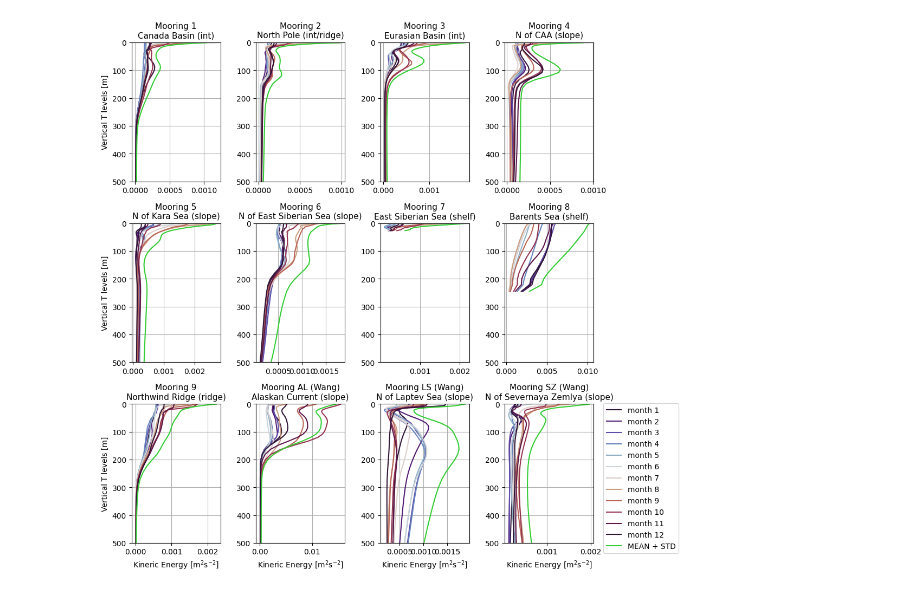
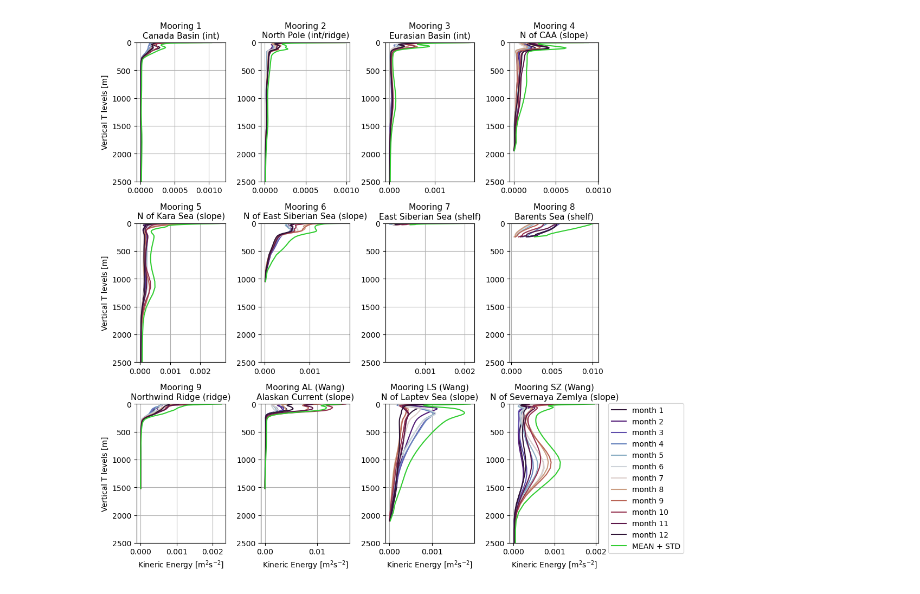
Before and after one commit to jk-rieck/future_arctic, a Jupyter notebook: mooringsREFvsFUT.ipynb, the cells around one changed output. Saved outputs shown, nothing was run; the diff lists cells and outputs as text; code cells hidden in the pictures.

Commit message:
new mooring diagnostics

```diff
--- a/mooringsREFvsFUT.ipynb
+++ b/mooringsREFvsFUT.ipynb
@@ -48,87 +44,47 @@ moorWSZ_FUT = xr.open_mfdataset(sorted(glob(FUTpath + "/*moor" + moorn[11] + "_I
+# %%
+titles = ["Mooring 1\nCanada Basin (int)",
+          "Mooring 2\nNorth Pole (int/ridge)",
+          "Mooring 3\nEurasian Basin (int)",
+          "Mooring 4\nN of CAA (slope)",
+          "Mooring 5\nN of Kara Sea (slope)",
+          "Mooring 6\nN of East Siberian Sea (slope)",
+          "Mooring 7\nEast Siberian Sea (shelf)",
+          "Mooring 8\nBarents Sea (shelf)",
+          "Mooring 9\nNorthwind Ridge (ridge)",
+          "Mooring AL (Wang)\nAlaskan Current (slope)",
+          "Mooring LS (Wang)\nN of Laptev Sea (slope)",
+          "Mooring SZ (Wang)\nN of Severnaya Zemlya (slope)"]
 # %%
 n = 12
 REF_colors = plt.cm.twilight_shifted(np.linspace(0, 1, n))
-max_depth = 40
+max_depth = 60
 
 fig, ax = plt.subplots(3, 4, figsize=(11, 12))
 
-for m in range(0, 12):
-    moor1_REF.voke.groupby("time_counter.month").mean("time_counter").isel(deptht=slice(0, max_depth), month=m).plot(
-        y="deptht", yincrease=False, color=REF_colors[m], label="month " + str(m+1), ax=ax[0, 0])
-    moor2_REF.voke.groupby("time_counter.month").mean("time_counter").isel(deptht=slice(0, max_depth), month=m).plot(
-        y="deptht", yincrease=False, color=REF_colors[m], label="month " + str(m+1), ax=ax[0, 1])
-    moor3_REF.voke.groupby("time_counter.month").mean("time_counter").isel(deptht=slice(0, max_depth), month=m).plot(
-        y="deptht", yincrease=False, color=REF_colors[m], label="month " + str(m+1), ax=ax[0, 2])
-    moor4_REF.voke.groupby("time_counter.month").mean("time_counter").isel(deptht=slice(0, max_depth), month=m).plot(
-        y="deptht", yincrease=False, color=REF_colors[m], label="month " + str(m+1), ax=ax[0, 3])
-    moor5_REF.voke.groupby("time_counter.month").mean("time_counter").isel(deptht=slice(0, max_depth), month=m).plot(
-        y="deptht", yincrease=False, color=REF_colors[m], label="month " + str(m+1), ax=ax[1, 0])
-    moor6_REF.voke.groupby("time_counter.month").mean("time_counter").isel(deptht=slice(0, max_depth), month=m).plot(
-        y="deptht", yincrease=False, color=REF_colors[m], label="month " + str(m+1), ax=ax[1, 1])
-    moor7_REF.voke.groupby("time_counter.month").mean("time_counter").isel(deptht=slice(0, max_depth), month=m).plot(
-        y="deptht", yincrease=False, color=REF_colors[m], label="month " + str(m+1), ax=ax[1, 2])
-    moor8_REF.voke.groupby("time_counter.month").mean("time_counter").isel(deptht=slice(0, max_depth), month=m).plot(
-        y="deptht", yincrease=False, color=REF_colors[m], label="month " + str(m+1), ax=ax[1, 3])
-    moor9_REF.voke.groupby("time_counter.month").mean("time_counter").isel(deptht=slice(0, max_depth), month=m).plot(
-        y="deptht", yincrease=False, color=REF_colors[m], label="month " + str(m+1), ax=ax[2, 0])
-    moorWAL_REF.voke.groupby("time_counter.month").mean("time_counter").isel(deptht=slice(0, max_depth), month=m).plot(
-        y="deptht", yincrease=False, color=REF_colors[m], label="month " + str(m+1), ax=ax[2, 1])
-    moorWLS_REF.voke.groupby("time_counter.month").mean("time_counter").isel(deptht=slice(0, max_depth), month=m).plot(
-        y="deptht", yincrease=False, color=REF_colors[m], label="month " + str(m+1), ax=ax[2, 2])
-    moorWSZ_REF.voke.groupby("time_counter.month").mean("time_counter").isel(deptht=slice(0, max_depth), month=m).plot(
-        y="deptht", yincrease=False, color=REF_colors[m], label="month " + str(m+1), ax=ax[2, 3])
-(moor1_REF.voke.mean("time_counter") + moor1_REF.voke.std("time_counter")).isel(deptht=slice(0, max_depth)).plot(y="deptht", yincrease=False,
-                                                                                                               label="MEAN + STD", color="limegreen", ax=ax[0, 0])
-(moor2_REF.voke.mean("time_counter") + moor2_REF.voke.std("time_counter")).isel(deptht=slice(0, max_depth)).plot(y="deptht", yincrease=False,
-                                                                                                               label="MEAN + STD", color="limegreen", ax=ax[0, 1])
-(moor3_REF.voke.mean("time_counter") + moor3_REF.voke.std("time_counter")).isel(deptht=slice(0, max_depth)).plot(y="deptht", yincrease=False,
-                                                                                                               label="MEAN + STD", color="limegreen", ax=ax[0, 2])
-(moor4_REF.voke.mean("time_counter") + moor4_REF.voke.std("time_counter")).isel(deptht=slice(0, max_depth)).plot(y="deptht", yincrease=False,
-                                                                                                               label="MEAN + STD", color="limegreen", ax=ax[0, 3])
-(moor5_REF.voke.mean("time_counter") + moor5_REF.voke.std("time_counter")).isel(deptht=slice(0, max_depth)).plot(y="deptht", yincrease=False,
-                                                                                                               label="MEAN + STD", color="limegreen", ax=ax[1, 0])
-(moor6_REF.voke.mean("time_counter") + moor6_REF.voke.std("time_counter")).isel(deptht=slice(0, max_depth)).plot(y="deptht", yincrease=False,
-                                                                                                               label="MEAN + STD", color="limegreen", ax=ax[1, 1])
-(moor7_REF.voke.mean("time_counter") + moor7_REF.voke.std("time_counter")).isel(deptht=slice(0, max_depth)).plot(y="deptht", yincrease=False,
-                                                                                                               label="MEAN + STD", color="limegreen", ax=ax[1, 2])
-(moor8_REF.voke.mean("time_counter") + moor8_REF.voke.std("time_counter")).isel(deptht=slice(0, max_depth)).plot(y="deptht", yincrease=False,
-                                                                                                               label="MEAN + STD", color="limegreen", ax=ax[1, 3])
-(moor9_REF.voke.mean("time_counter") + moor9_REF.voke.std("time_counter")).isel(deptht=slice(0, max_depth)).plot(y="deptht", yincrease=False,
-                                                                                                               label="MEAN + STD", color="limegreen", ax=ax[2, 0])
-(moorWAL_REF.voke.mean("time_counter") + moorWAL_REF.voke.std("time_counter")).isel(deptht=slice(0, max_depth)).plot(y="deptht", yincrease=False,
-                                                                                                               label="MEAN + STD", color="limegreen", ax=ax[2, 1])
-(moorWLS_REF.voke.mean("time_counter") + moorWLS_REF.voke.std("time_counter")).isel(deptht=slice(0, max_depth)).plot(y="deptht", yincrease=False,
-                                                                                                               label="MEAN + STD", color="limegreen", ax=ax[2, 2])
-(moorWSZ_REF.voke.mean("time_counter") + moorWSZ_REF.voke.std("time_counter")).isel(deptht=slice(0, max_depth)).plot(y="deptht", yincrease=False,
-                                                                                                               label="MEAN + STD", color="limegreen", ax=ax[2, 3])
-ax[0, 0].set_title("Mooring 1\nCanada Basin (int)", fontsize=11)
-ax[0, 1].set_title("Mooring 2\nNorth Pole (int/ridge)", fontsize=11)
-ax[0, 2].set_title("Mooring 3\nEurasian Basin (int)", fontsize=11)
-ax[0, 3].set_title("Mooring 4\nN of CAA (slope)", fontsize=11)
-ax[1, 0].set_title("Mooring 5\nN of Kara Sea (slope)", fontsize=11)
-ax[1, 1].set_title("Mooring 6\nN of East Siberian Sea (slope)", fontsize=11)
-ax[1, 2].set_title("Mooring 7\nEast Siberian Sea (shelf)", fontsize=11)
-ax[1, 3].set_title("Mooring 8\nBarents Sea (shelf)", fontsize=11)
-ax[2, 0].set_title("Mooring 9\nNorthwind Ridge (ridge)", fontsize=11)
-ax[2, 1].set_title("Mooring AL (Wang)\nAlaskan Current (slope)", fontsize=11)
-ax[2, 2].set_title("Mooring LS (Wang)\nN of Laptev Sea (slope)", fontsize=11)
-ax[2, 3].set_title("Mooring SZ (Wang)\nN of Severnaya Zemlya (slope)", fontsize=11)
+for i in range(0, 12):
+    for m in range(0, 12):
+        REF["moor" + str(i+1)].voke.groupby("time_counter.month").mean("time_counter").isel(deptht=slice(0, max_depth), month=m).plot(
+            y="deptht", yincrease=False, color=REF_colors[m], label="month " + str(m+1), ax=ax[int(i/4), np.mod(i, 4)])
+    (REF["moor" + str(i+1)].voke.mean("time_counter")
+     + REF["moor" + str(i+1)].voke.std("time_counter")).isel(deptht=slice(0, max_depth)).plot(y="deptht", yincrease=False,
+                                                             label="MEAN + STD", color="limegreen", ax=ax[int(i/4), np.mod(i, 4)])
+    ax[int(i/4), np.mod(i, 4)].set_title(titles[i], fontsize=11)
 
 for a in ax[0:2, :].flatten():
     a.set_xlabel("")
 for a in ax[2, :].flatten():
     a.set_xlabel("Kineric Energy [m$^2$s$^{-2}$]")
 for a in ax[:, 1:4].flatten():
     a.set_ylabel("")
 for a in ax[:, :].flatten():
     a.grid()
-    a.set_ylim(500, 0)
+    a.set_ylim(2500, 0)
 
 plt.legend(loc=4, bbox_to_anchor=(2., -0.1))
 plt.subplots_adjust(hspace=0.3, wspace=0.4)
 
-plt.savefig("../figures/CREG12.L75_KE_REF08_1996-2015_moorings_monthly_climatology.png", dpi=300)
+#plt.savefig("../figures/CREG12.L75_KE_REF08_1996-2015_moorings_monthly_climatology.png", dpi=300)
 # %% [output]
-[figure, old version]
+[figure, new version]
 # %%
 n = 12
```
Also changed, not shown: parts of 24 cells of this notebook.
